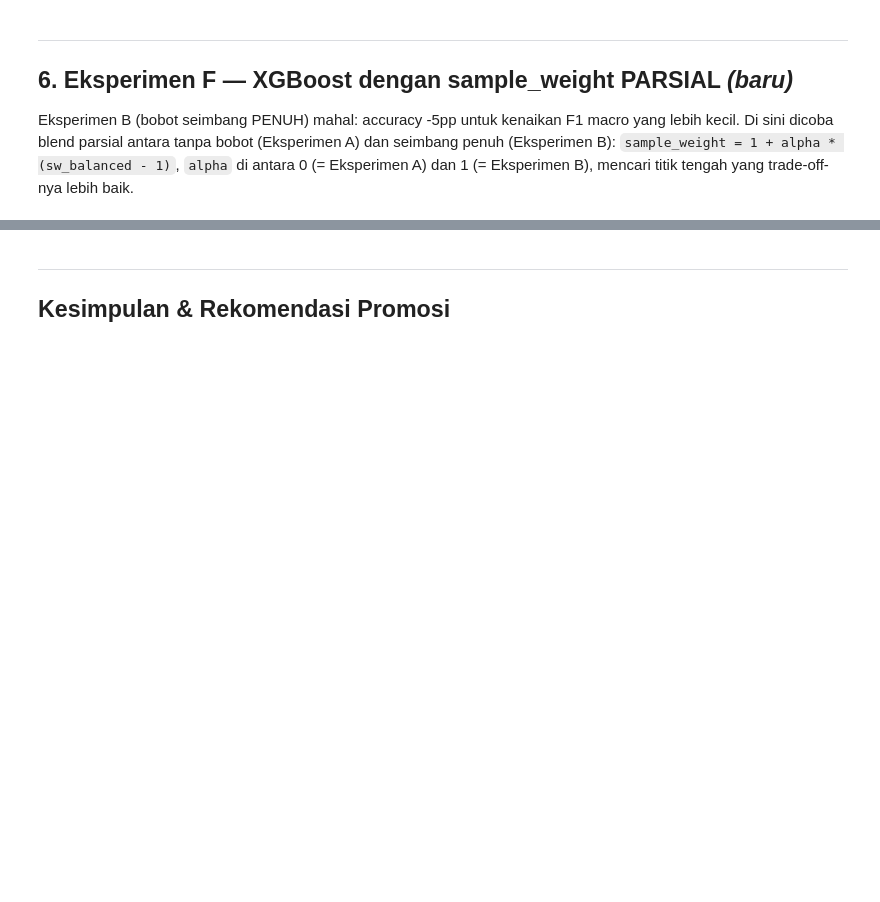
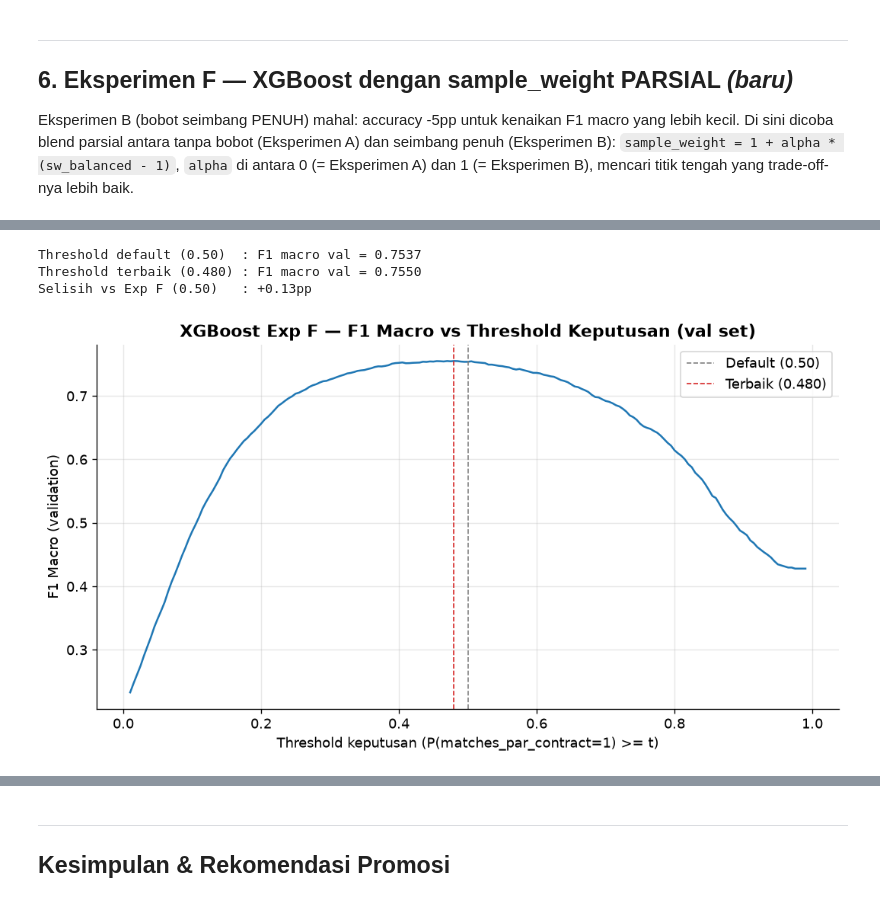
Before and after one commit to Cattelll/Bridge-Prediction, a Jupyter notebook: notebooks/05_improvement_experiments.ipynb, the cells around one changed output, grey strips where cells are left out. Cells and saved outputs as stored; diff of their text form; code cells hidden in the pictures; blank space fills up the shorter version.

```diff
--- a/notebooks/05_improvement_experiments.ipynb
+++ b/notebooks/05_improvement_experiments.ipynb
@@ -473,0 +494,35 @@ Perbandingan 3 varian bobot kelas XGBoost (val):
+# %%
+from sklearn.metrics import f1_score
+
+thresholds = np.linspace(0.01, 0.99, 197)
+f1_macro_by_threshold = np.array([
+    f1_score(y_val, (y_proba_f[:, 1] >= t).astype(int), average='macro', zero_division=0)
+    for t in thresholds
+])
+
+default_idx    = int(np.argmin(np.abs(thresholds - 0.5)))
+best_threshold = float(thresholds[np.argmax(f1_macro_by_threshold)])
+best_f1_macro_val = float(f1_macro_by_threshold.max())
+
+print(f'Threshold default (0.50)  : F1 macro val = {f1_macro_by_threshold[default_idx]:.4f}')
+print(f'Threshold terbaik ({best_threshold:.3f}) : F1 macro val = {best_f1_macro_val:.4f}')
+print(f'Selisih vs Exp F (0.50)   : {(best_f1_macro_val - res_f["f1_macro"])*100:+.2f}pp')
+# %% [output]
+Threshold default (0.50)  : F1 macro val = 0.7537
+Threshold terbaik (0.480) : F1 macro val = 0.7550
+Selisih vs Exp F (0.50)   : +0.13pp
+# %%
+fig, ax = plt.subplots(figsize=(9, 5))
+ax.plot(thresholds, f1_macro_by_threshold, color='tab:blue', linewidth=1.5)
+ax.axvline(0.5, color='gray', linestyle='--', linewidth=1, label='Default (0.50)')
+ax.axvline(best_threshold, color='tab:red', linestyle='--', linewidth=1,
+           label=f'Terbaik ({best_threshold:.3f})')
+ax.set_xlabel('Threshold keputusan (P(matches_par_contract=1) >= t)')
+ax.set_ylabel('F1 Macro (validation)')
+ax.set_title('XGBoost Exp F — F1 Macro vs Threshold Keputusan (val set)', fontweight='bold')
+ax.legend()
+plt.tight_layout()
+plt.savefig(OUT / 'nb05_threshold_tuning.png', bbox_inches='tight')
+plt.show()
+# %% [output]
+[figure, added]
```
Also changed, not shown: parts of 23 cells of this notebook, 19 other files.
